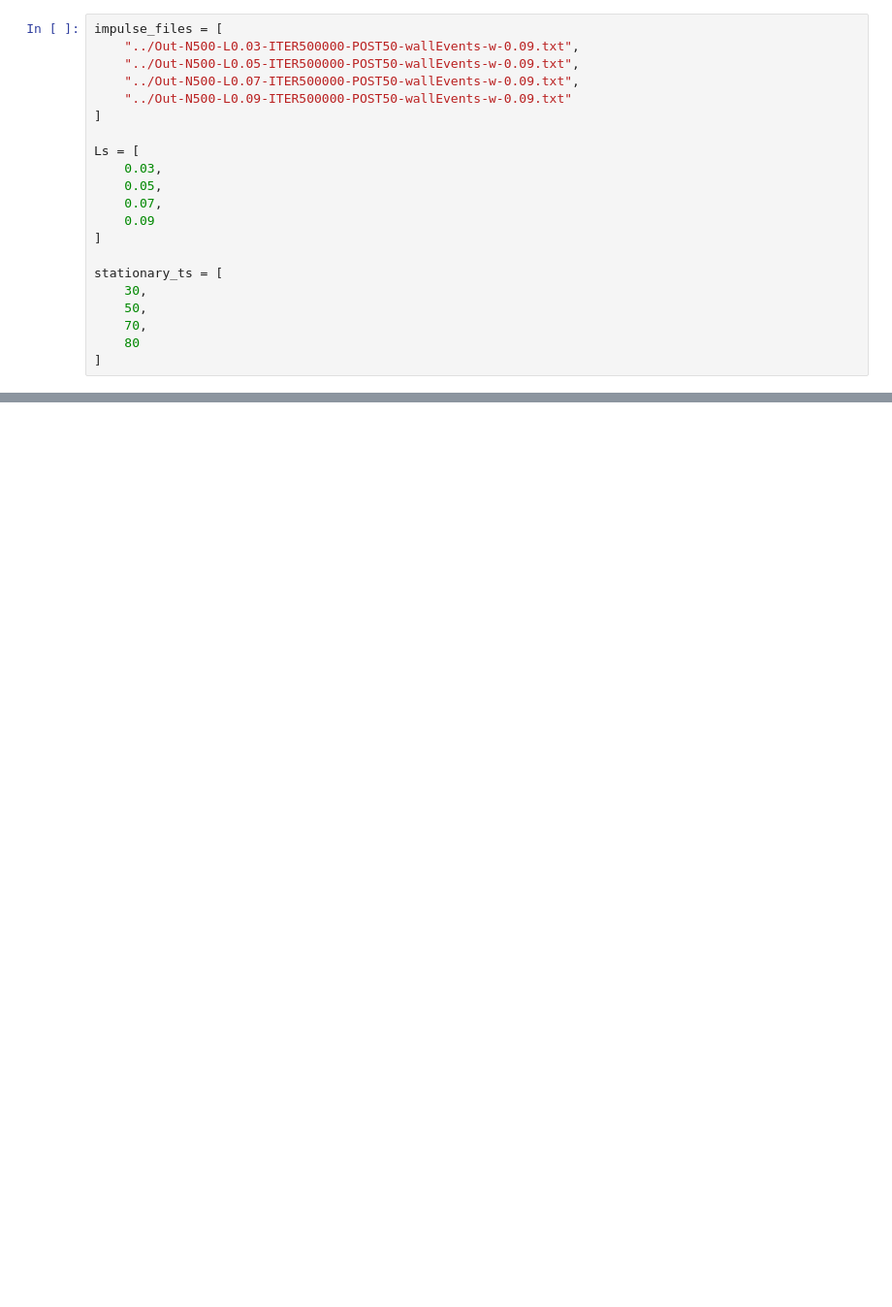
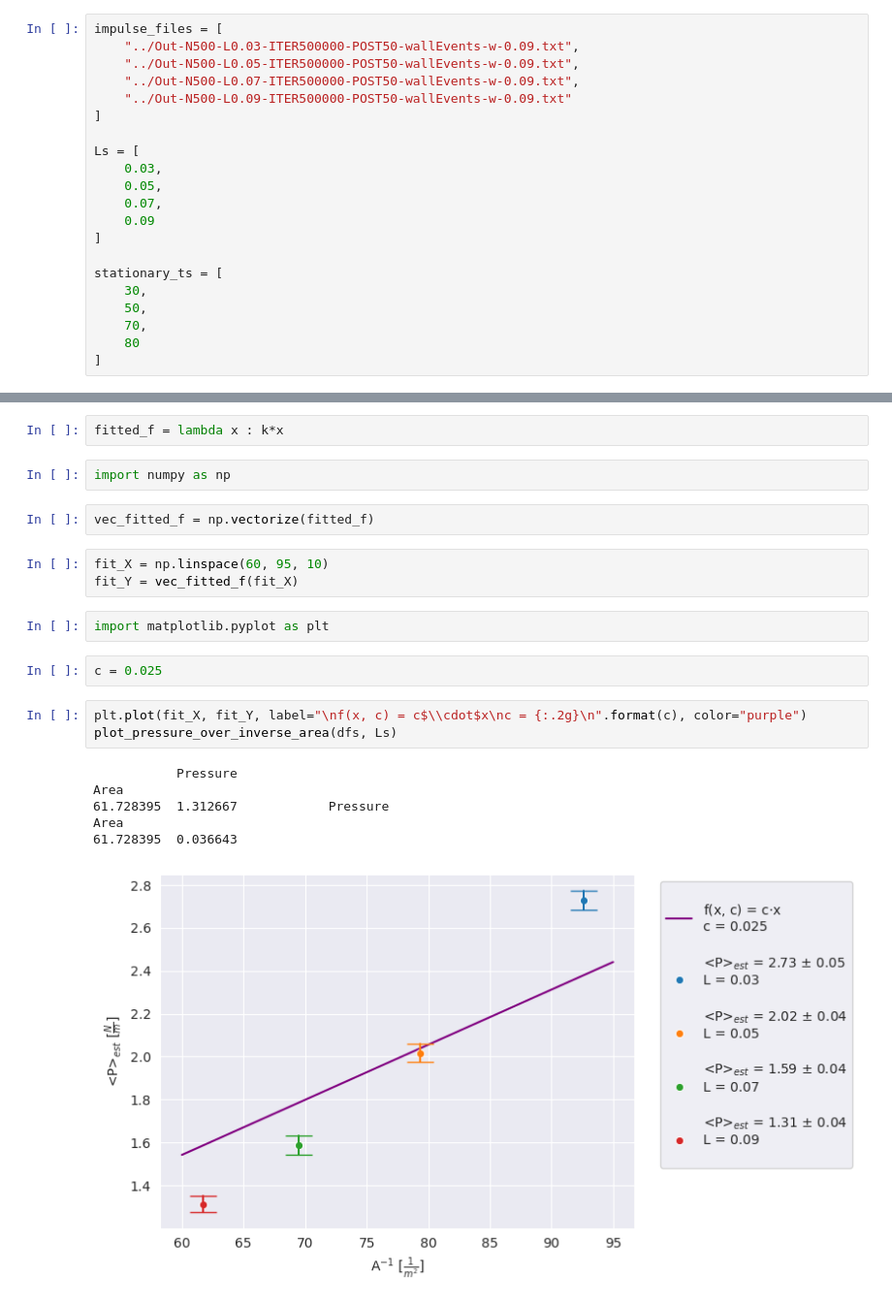
Before and after one commit to mricarte-i/2023Q2G01, a Jupyter notebook: TP3/plotter/pressure_over_inverse_area.ipynb, the cells around one changed output, grey strips where cells are left out. Shown: that part at 97% size. Drawn from its saved outputs; the diff is of its cells as text; blank space fills up the shorter version.

```diff
--- a/TP3/plotter/pressure_over_inverse_area.ipynb
+++ b/TP3/plotter/pressure_over_inverse_area.ipynb
@@ -40,0 +67,23 @@ Area
+# %%
+fitted_f = lambda x : k*x
+# %%
+import numpy as np
+# %%
+vec_fitted_f = np.vectorize(fitted_f)
+# %%
+fit_X = np.linspace(60, 95, 10)
+fit_Y = vec_fitted_f(fit_X)
+# %%
+import matplotlib.pyplot as plt
+# %%
+c = 0.025
+# %%
+plt.plot(fit_X, fit_Y, label="\nf(x, c) = c$\\cdot$x\nc = {:.2g}\n".format(c), color="purple")
+plot_pressure_over_inverse_area(dfs, Ls)
+# %% [output]
+           Pressure
+Area
+61.728395  1.312667            Pressure
+Area
+61.728395  0.036643
+[figure, added]
```
Also changed, not shown: parts of 14 cells of this notebook, 2 other files.
